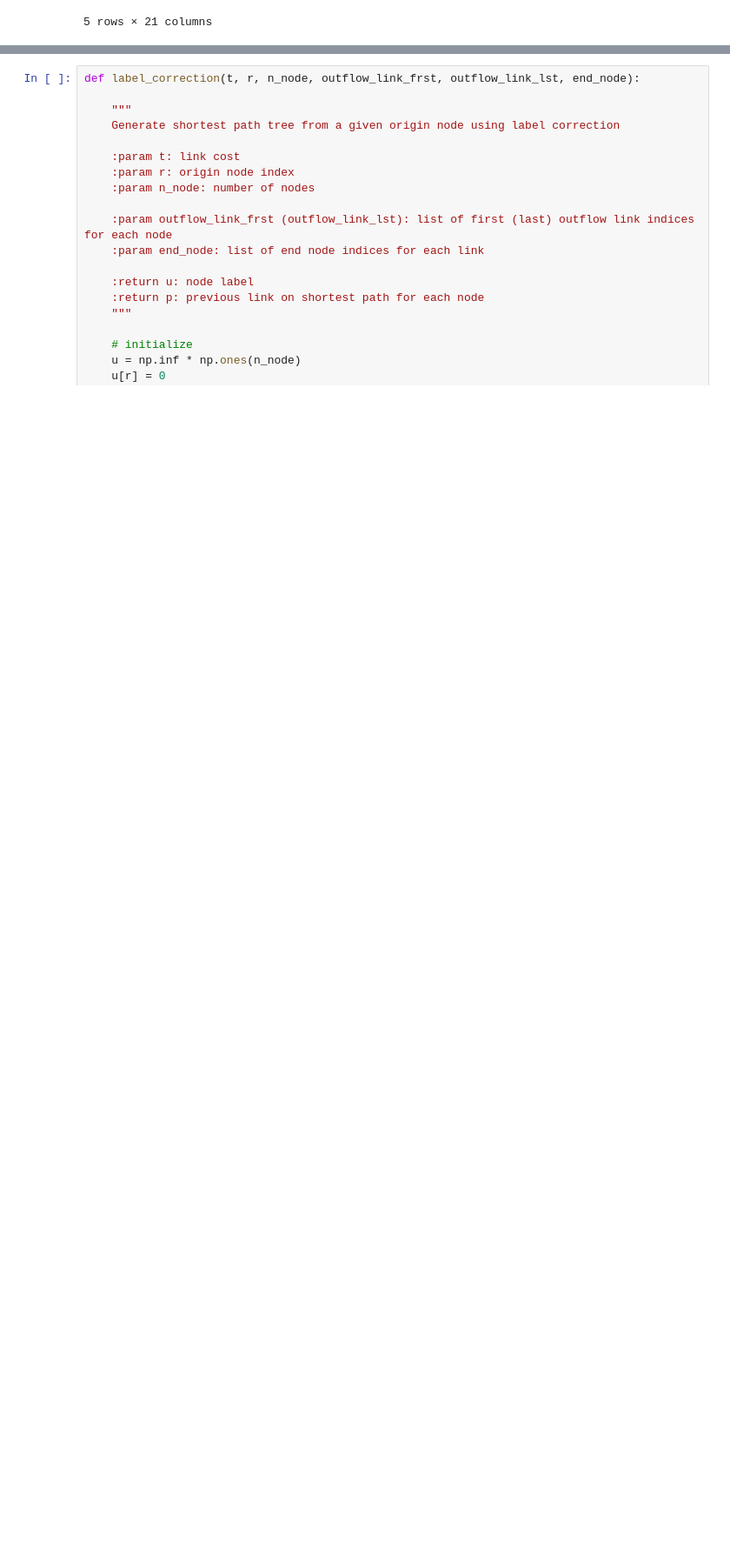
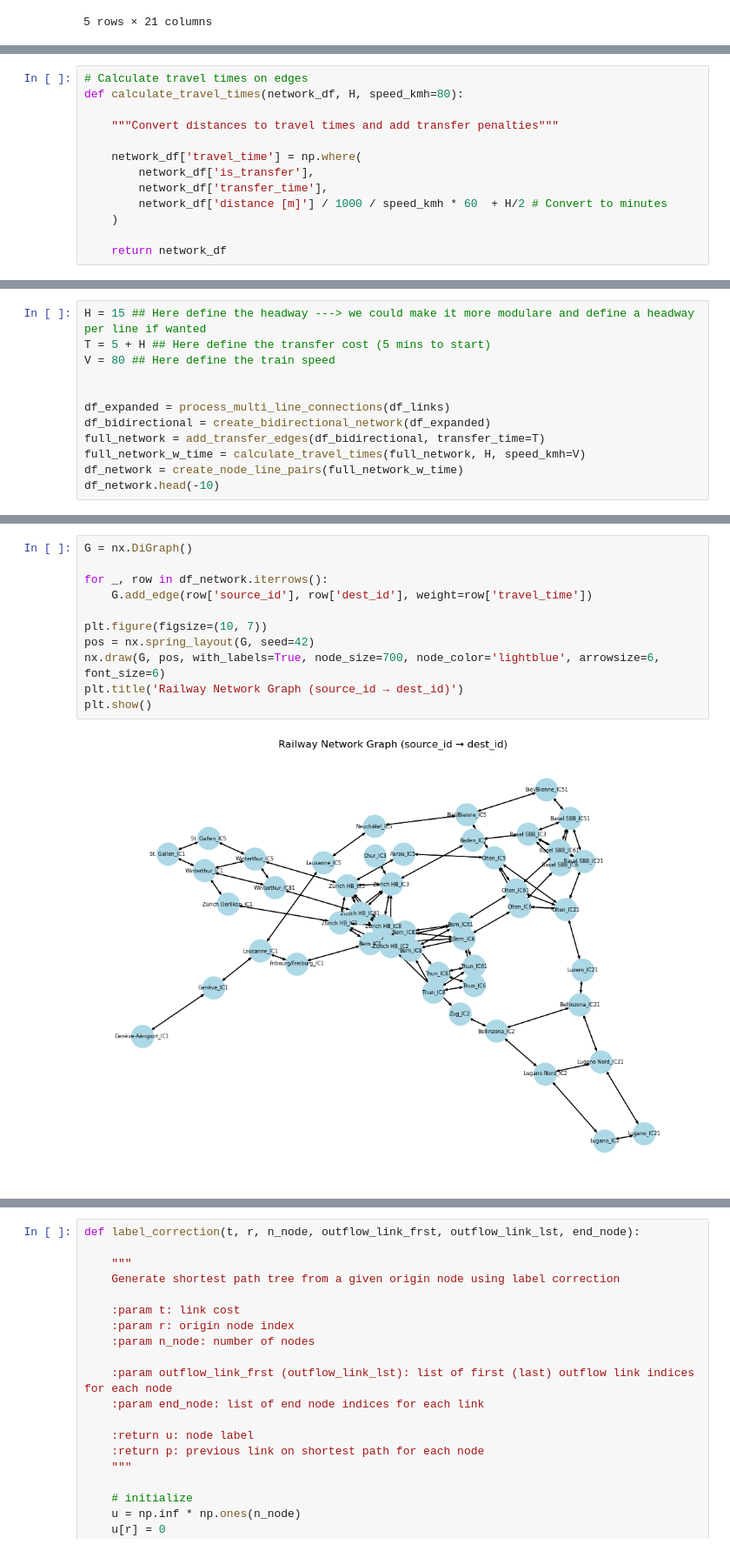
Before and after one commit to liuzzi29/Project_TN, a Jupyter notebook: Model.ipynb, the cells around one changed output, grey strips where cells are left out. Shown at 87% size. Saved outputs shown, nothing was run; the diff lists cells and outputs as text; blank space fills up the shorter version.

```diff
--- a/Model.ipynb
+++ b/Model.ipynb
@@ -160,0 +174,13 @@ The most effective approach is to create a multi-layered graph where each node i
+# %%
+# Calculate travel times on edges
+def calculate_travel_times(network_df, H, speed_kmh=80):
+
+    """Convert distances to travel times and add transfer penalties"""
+
+    network_df['travel_time'] = np.where(
+        network_df['is_transfer'],
+        network_df['transfer_time'],
+        network_df['distance [m]'] / 1000 / speed_kmh * 60  + H/2 # Convert to minutes
+    )
+
+    return network_df
@@ -160,0 +212,12 @@ The most effective approach is to create a multi-layered graph where each node i
+# %%
+H = 15 ## Here define the headway ---> we could make it more modulare and define a headway per line if wanted
+T = 5 + H ## Here define the transfer cost (5 mins to start)
+V = 80 ## Here define the train speed
+
+
+df_expanded = process_multi_line_connections(df_links)
+df_bidirectional = create_bidirectional_network(df_expanded)
+full_network = add_transfer_edges(df_bidirectional, transfer_time=T)
+full_network_w_time = calculate_travel_times(full_network, H, speed_kmh=V)
+df_network = create_node_line_pairs(full_network_w_time)
+df_network.head(-10)
@@ -160,0 +238,13 @@ The most effective approach is to create a multi-layered graph where each node i
+# %%
+G = nx.DiGraph()
+
+for _, row in df_network.iterrows():
+    G.add_edge(row['source_id'], row['dest_id'], weight=row['travel_time'])
+
+plt.figure(figsize=(10, 7))
+pos = nx.spring_layout(G, seed=42)
+nx.draw(G, pos, with_labels=True, node_size=700, node_color='lightblue', arrowsize=6, font_size=6)
+plt.title('Railway Network Graph (source_id → dest_id)')
+plt.show()
+# %% [output]
+[figure, added]
```
Also changed, not shown: parts of 36 cells of this notebook, 1 other file.
